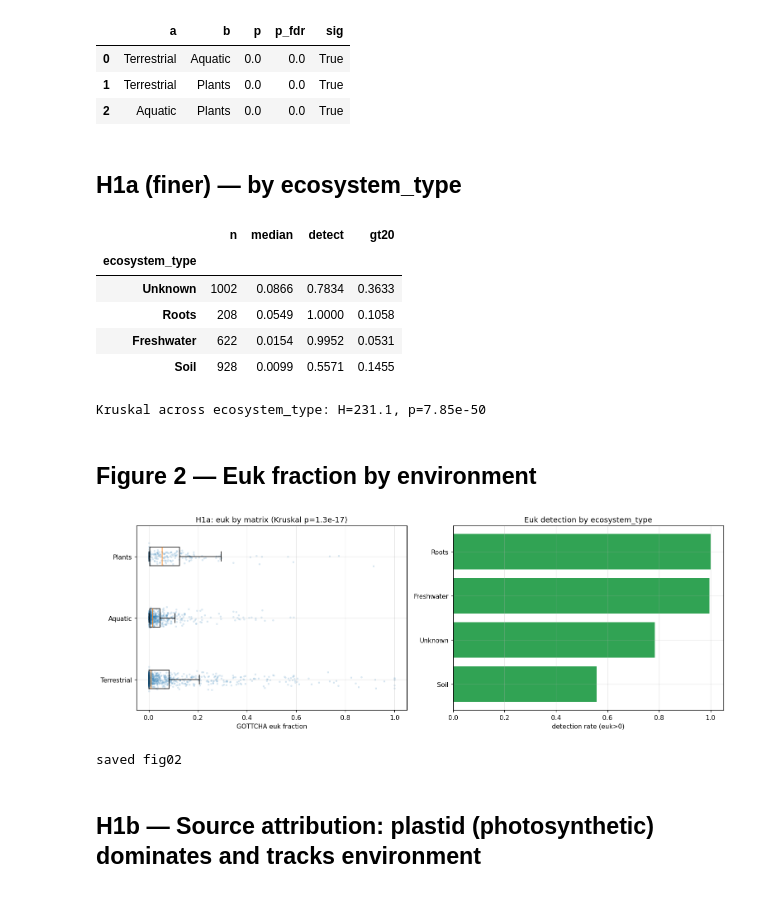
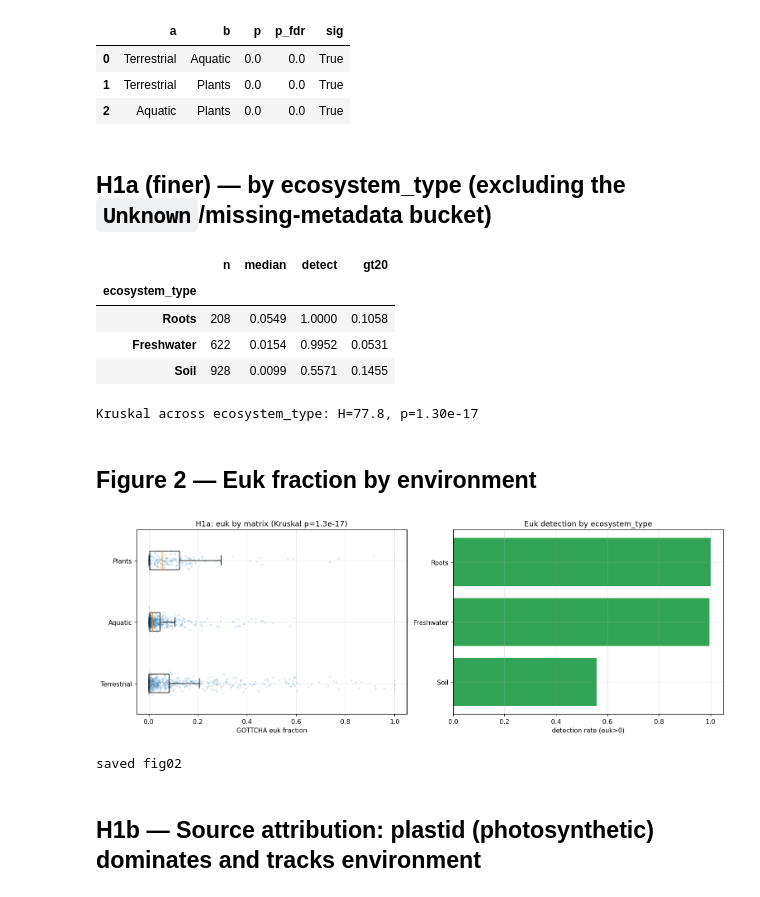
Before and after one commit to beril-doe/BERIL-research-observatory, a Jupyter notebook: projects/euk_in_prok_correlates/notebooks/02_univariate_tests.ipynb, the cells around one changed output. Saved outputs shown, nothing was run; the diff lists cells and outputs as text; code cells hidden in the pictures.

```diff
--- a/projects/euk_in_prok_correlates/notebooks/02_univariate_tests.ipynb
+++ b/projects/euk_in_prok_correlates/notebooks/02_univariate_tests.ipynb
@@ -67,23 +67,22 @@ Kruskal-Wallis across matrix: H=77.8, p=1.30e-17
 | 1 | Terrestrial | Plants | 0.0 | 0.0 | True |
 | 2 | Aquatic | Plants | 0.0 | 0.0 | True |
 # %% [markdown]
-## H1a (finer) — by ecosystem_type
+## H1a (finer) — by ecosystem_type (excluding the `Unknown`/missing-metadata bucket)
 # %%
-top=df['ecosystem_type'].value_counts().head(8).index.tolist()
+top=[t for t in df['ecosystem_type'].value_counts().index if t!='Unknown'][:8]  # exclude missing-metadata bucket
 et=df[df['ecosystem_type'].isin(top)]
 etsum=et.groupby('ecosystem_type')['gott_euk_frac'].agg(n='size',median='median',
       detect=lambda s:(s>0).mean(),gt20=lambda s:(s>0.2).mean()).round(4).sort_values('median',ascending=False)
 display(etsum); etsum.to_csv(DATA/'h1a_ecosystem_type.csv')
 H2,p2=stats.kruskal(*[et.loc[et.ecosystem_type==t,'gott_euk_frac'] for t in top])
 print(f'Kruskal across ecosystem_type: H={H2:.1f}, p={p2:.2e}')
 # %% [output]
 |  | n | median | detect | gt20 |
 | ecosystem_type |  |  |  |  |
-| Unknown | 1002 | 0.0866 | 0.7834 | 0.3633 |
 | Roots | 208 | 0.0549 | 1.0000 | 0.1058 |
 | Freshwater | 622 | 0.0154 | 0.9952 | 0.0531 |
 | Soil | 928 | 0.0099 | 0.5571 | 0.1455 |
-Kruskal across ecosystem_type: H=231.1, p=7.85e-50
+Kruskal across ecosystem_type: H=77.8, p=1.30e-17
 # %% [markdown]
 ## Figure 2 — Euk fraction by environment
 # %%
@@ -99,7 +98,7 @@ ax.barh(e2.index,e2['detect'],color='#31a354'); ax.set_xlabel('detection rate (e
 ax.set_title('Euk detection by ecosystem_type')
 plt.tight_layout(); plt.savefig(FIG/'fig02_euk_by_environment.png'); plt.show(); print('saved fig02')
 # %% [output]
-[figure, old version]
+[figure, new version]
 saved fig02
 # %% [markdown]
 ## H1b — Source attribution: plastid (photosynthetic) dominates and tracks environment
```
Also changed, not shown: 7 other files.
